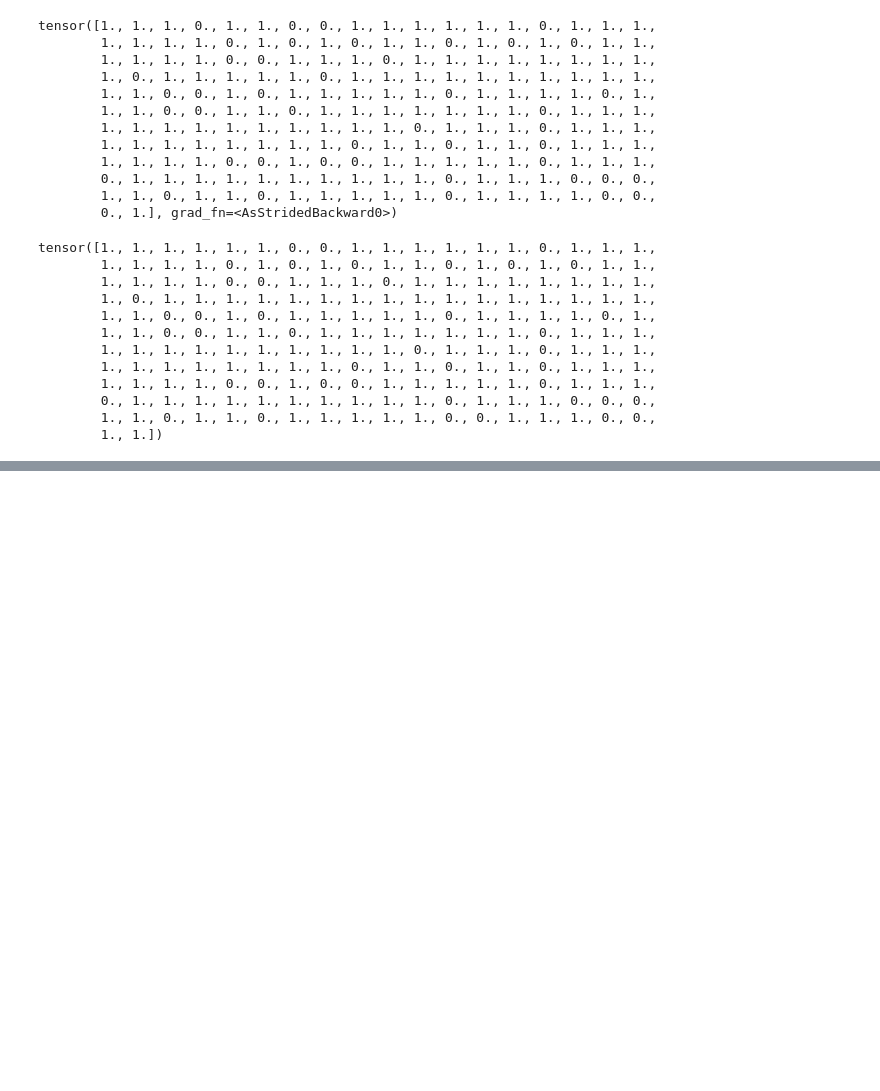
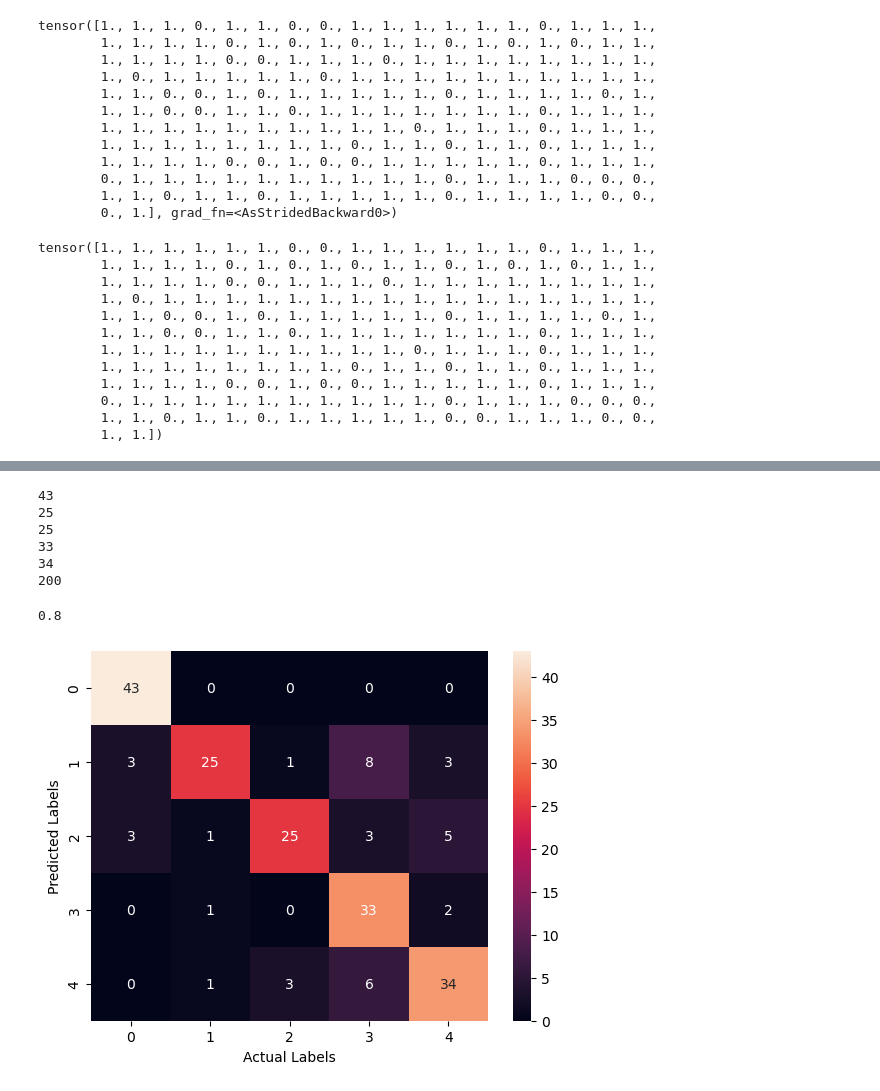
Before and after one commit to ece257b/concert_hall_monitor, a Jupyter notebook: ece257_project.ipynb, the cells around one changed output, grey strips where cells are left out. Saved outputs shown, nothing was run; the diff lists cells and outputs as text; code cells hidden in the pictures; blank space fills up the shorter version.

```diff
--- a/ece257_project.ipynb
+++ b/ece257_project.ipynb
@@ -598,0 +622,29 @@ sns.heatmap(hehe2, annot=True)
+# %%
+# Old data with 0.01 learning rate and limited epochs
+import seaborn as sns
+hehe2 = np.array([[43,  0,  0,  0,  0],
+       [ 3, 25,  1,  8,  3],
+       [ 3,  1, 25,  3,  5],
+       [ 0,  1,  0, 33,  2],
+       [ 0,  1,  3,  6, 34]])
+cf_matrix = hehe2
+s = sns.heatmap(cf_matrix, annot=True)
+s.set_xlabel('Actual Labels', fontsize=10)
+s.set_ylabel('Predicted Labels', fontsize=10)
+true_reps = 0
+for i in range(len(cf_matrix)):
+    print(cf_matrix[i][i])
+    true_reps += cf_matrix[i][i]
+total = sum(sum(cf_matrix))
+print(total)
+accuracy = (true_reps/total)
+accuracy
+# %% [output]
+43
+25
+25
+33
+34
+200
+0.8
+[figure, added]
```
Also changed, not shown: parts of 14 cells of this notebook.
